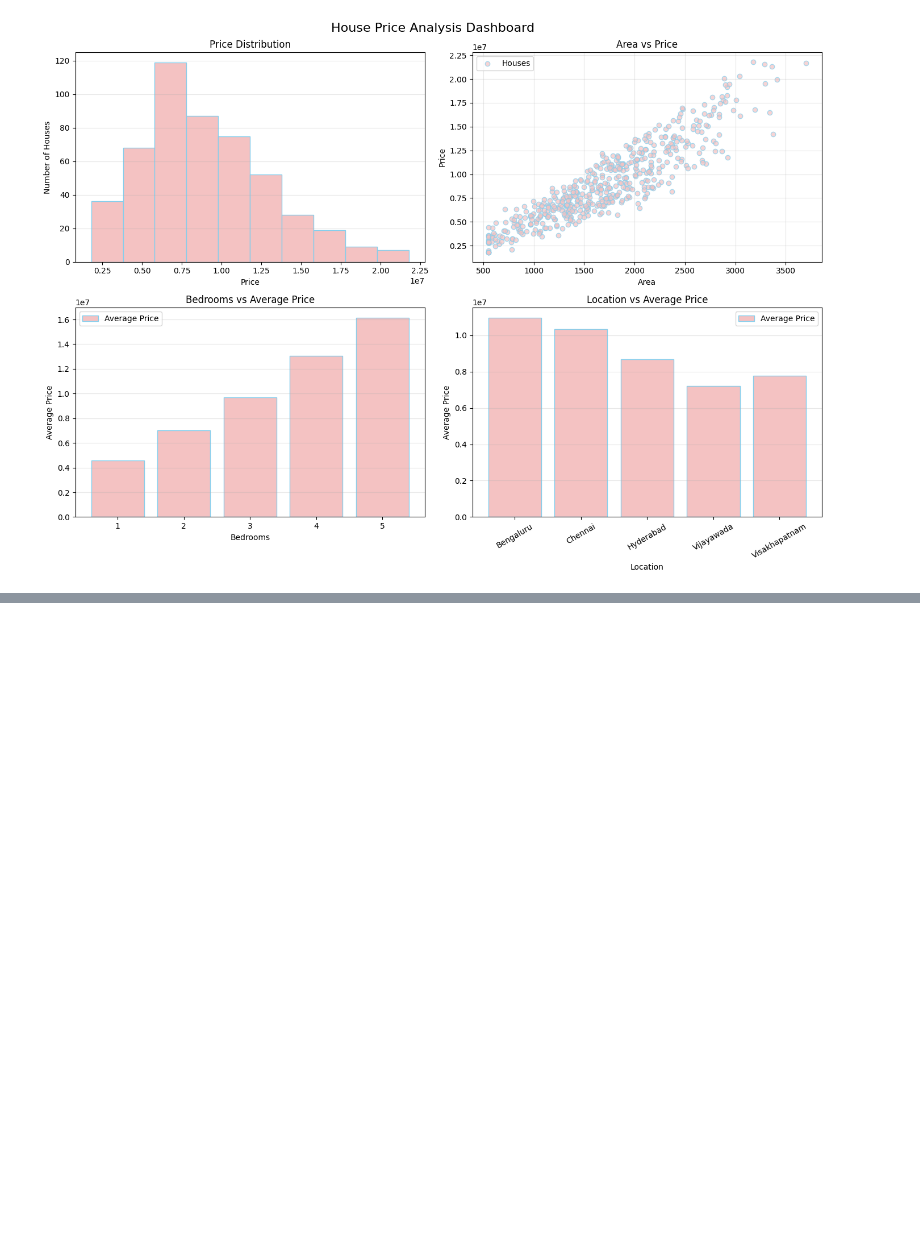
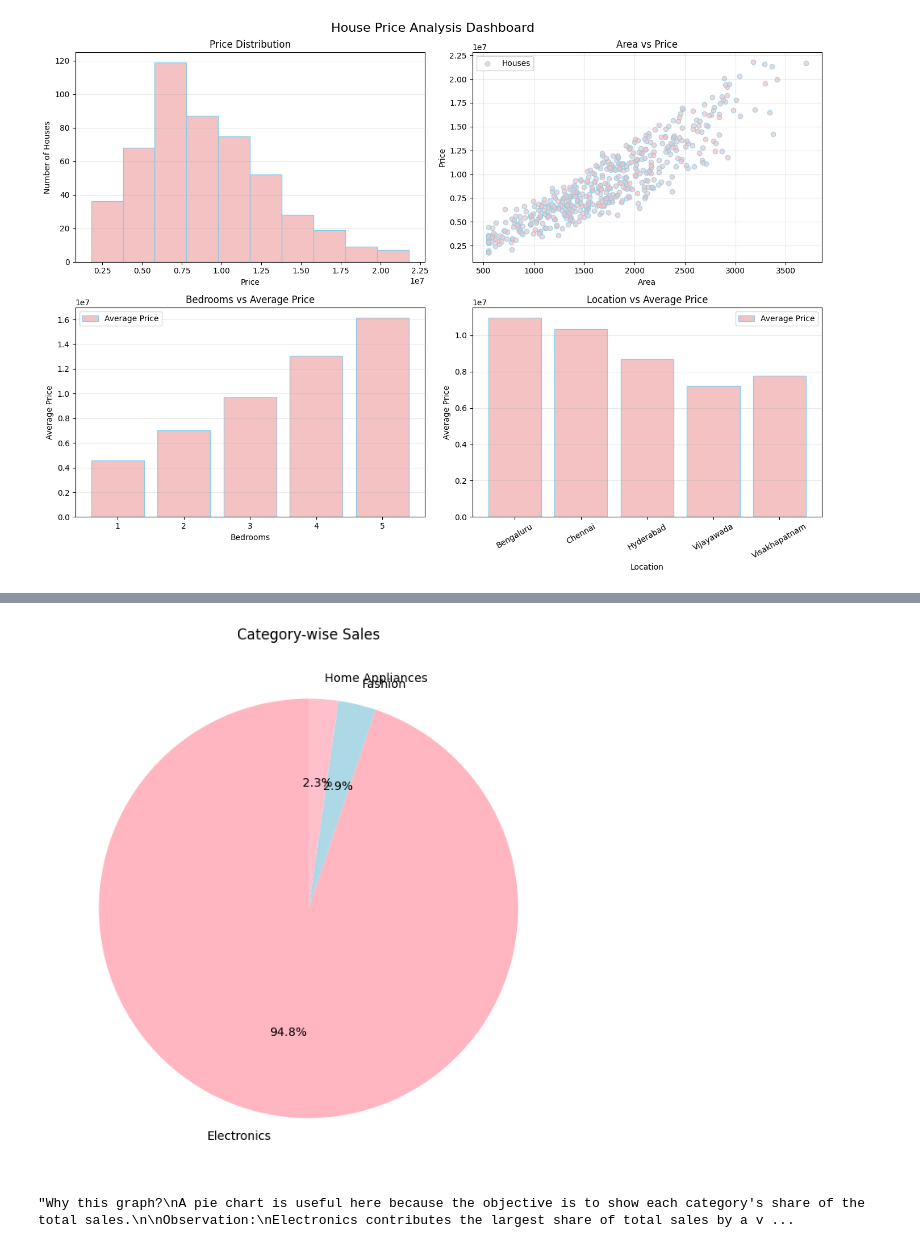
Before and after one commit to NagothuVarshitha/Data-Visualization, a Jupyter notebook: Task2_22AUG.ipynb, the cells around one changed output, grey strips where cells are left out. Saved outputs shown, nothing was run; the diff lists cells and outputs as text; code cells hidden in the pictures; blank space fills up the shorter version.

```diff
--- a/Task2_22AUG.ipynb
+++ b/Task2_22AUG.ipynb
@@ -521,0 +635,21 @@ plt.show()
+# %%
+"""
+Step 5: Calculate total sales for each product category and display the sales contribution using a pie chart.
+A pie chart is useful because it shows how each category contributes to total sales.
+"""
+
+category_sales = df.groupby("Category")["Sales"].sum()  # Calculates total sales for each product category.
+
+plt.figure(figsize=(8,8))  # Sets the size of the graph.
+plt.pie(category_sales.values,labels=category_sales.index,autopct="%1.1f%%",colors=["#FFB6C1","#ADD8E6","#FFC0CB"],startangle=90)  # Shows each category's percentage contribution.
+plt.title("Category-wise Sales")  # Sets the graph title.
+plt.show()  # Displays the graph.
+
+"""Why this graph?
+A pie chart is useful here because the objective is to show each category's share of the total sales.
+
+Observation:
+Electronics contributes the largest share of total sales by a very large margin compared with Fashion and Home Appliances."""
+# %% [output]
+[figure, added]
+"Why this graph?\nA pie chart is useful here because the objective is to show each category's share of the total sales.\n\nObservation:\nElectronics contributes the largest share of total sales by a v ...
```
Also changed, not shown: parts of 20 cells of this notebook, 1 other file.
